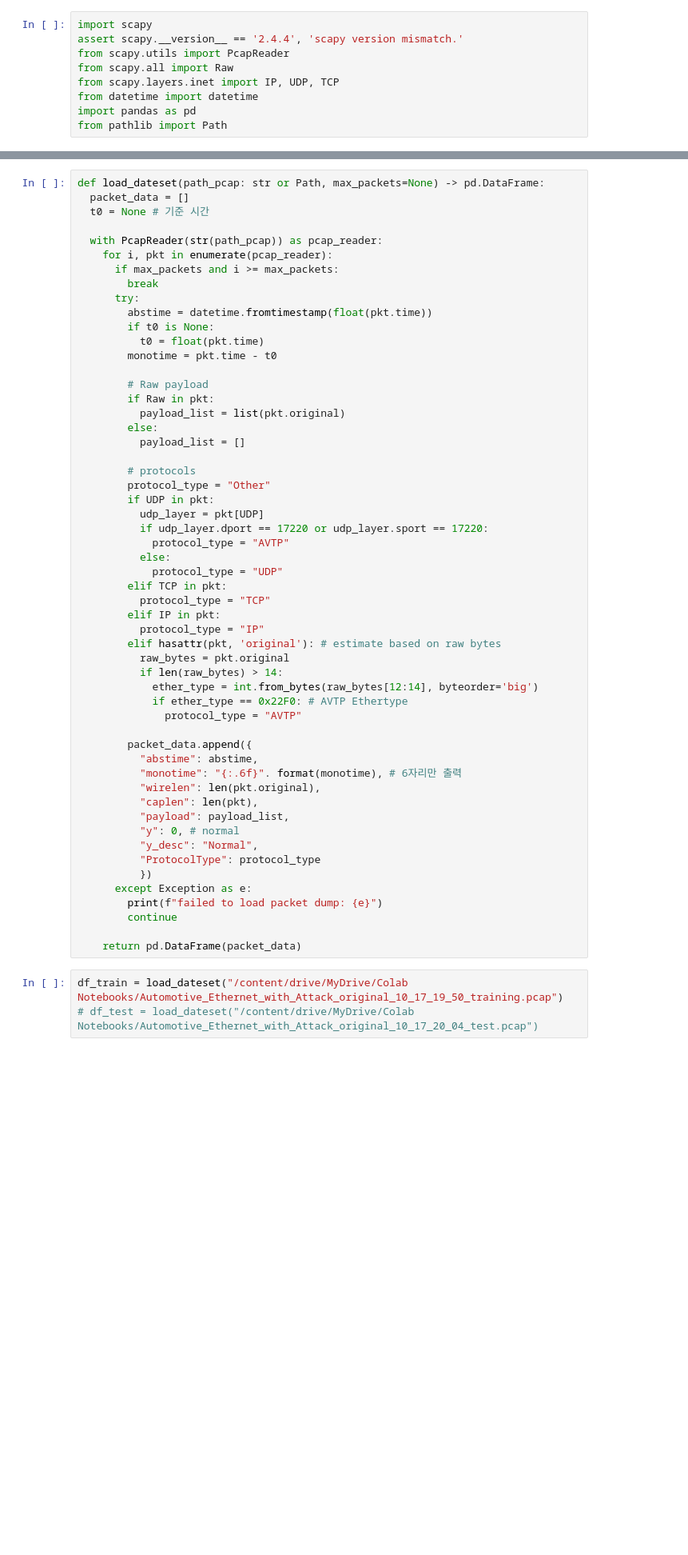
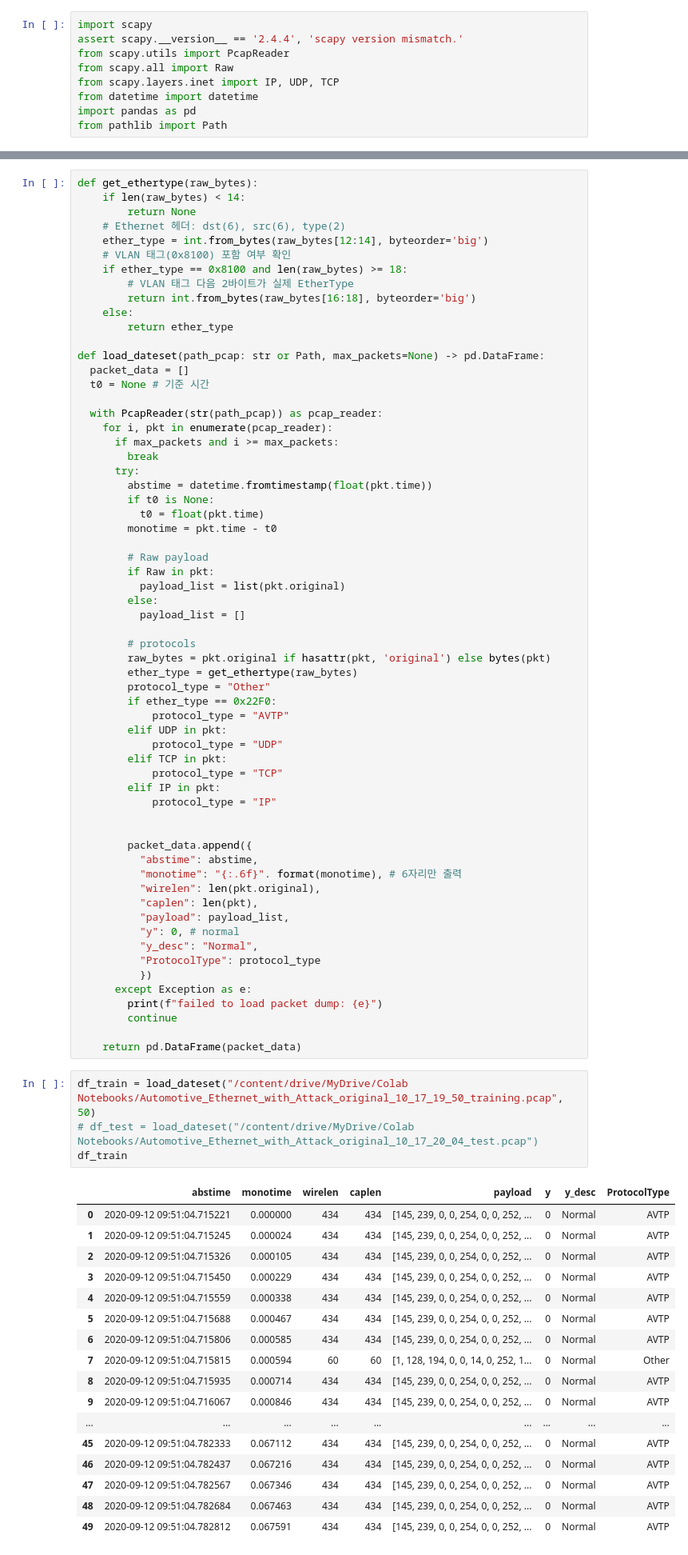
Before and after one commit to sallysooo/AERO, a Jupyter notebook: load_dataset.ipynb, the cells around one changed output, grey strips where cells are left out. Shown at 80% size. Saved outputs shown, nothing was run; the diff lists cells and outputs as text; blank space fills up the shorter version.

Commit message:
AVTP error completed

```diff
--- a/load_dataset.ipynb
+++ b/load_dataset.ipynb
@@ -28,6 +28,18 @@ load dataset
 - Scapy는 AVTP를 기본적으로 지원하지 않으므로 pkt.haslayer("AVTP") 나 AVTP in pkt 같은 코드는 실패함.
   - AVTP는 UDP 기반의 프로토콜로서 포트 번호 17220을 사용하기에 해당 포트번호를 기반으로 AVTP를 추정
 # %%
+def get_ethertype(raw_bytes):
+    if len(raw_bytes) < 14:
+        return None
+    # Ethernet 헤더: dst(6), src(6), type(2)
+    ether_type = int.from_bytes(raw_bytes[12:14], byteorder='big')
+    # VLAN 태그(0x8100) 포함 여부 확인
+    if ether_type == 0x8100 and len(raw_bytes) >= 18:
+        # VLAN 태그 다음 2바이트가 실제 EtherType
+        return int.from_bytes(raw_bytes[16:18], byteorder='big')
+    else:
+        return ether_type
+
 def load_dateset(path_pcap: str or Path, max_packets=None) -> pd.DataFrame:
   packet_data = []
   t0 = None # 기준 시간
@@ -49,23 +61,18 @@ def load_dateset(path_pcap: str or Path, max_packets=None) -> pd.DataFrame:
           payload_list = []
 
         # protocols
+        raw_bytes = pkt.original if hasattr(pkt, 'original') else bytes(pkt)
+        ether_type = get_ethertype(raw_bytes)
         protocol_type = "Other"
-        if UDP in pkt:
-          udp_layer = pkt[UDP]
-          if udp_layer.dport == 17220 or udp_layer.sport == 17220:
+        if ether_type == 0x22F0:
             protocol_type = "AVTP"
-          else:
+        elif UDP in pkt:
             protocol_type = "UDP"
         elif TCP in pkt:
-          protocol_type = "TCP"
+            protocol_type = "TCP"
         elif IP in pkt:
-          protocol_type = "IP"
-        elif hasattr(pkt, 'original'): # estimate based on raw bytes
-          raw_bytes = pkt.original
-          if len(raw_bytes) > 14:
-            ether_type = int.from_bytes(raw_bytes[12:14], byteorder='big')
-            if ether_type == 0x22F0: # AVTP Ethertype
-              protocol_type = "AVTP"
+            protocol_type = "IP"
+
 
         packet_data.append({
           "abstime": abstime,
@@ -83,5 +90,24 @@ def load_dateset(path_pcap: str or Path, max_packets=None) -> pd.DataFrame:
 
     return pd.DataFrame(packet_data)
 # %%
-df_train = load_dateset("/content/drive/MyDrive/Colab Notebooks/Automotive_Ethernet_with_Attack_original_10_17_19_50_training.pcap")
+df_train = load_dateset("/content/drive/MyDrive/Colab Notebooks/Automotive_Ethernet_with_Attack_original_10_17_19_50_training.pcap", 50)
 # df_test = load_dateset("/content/drive/MyDrive/Colab Notebooks/Automotive_Ethernet_with_Attack_original_10_17_20_04_test.pcap")
+df_train
+# %% [output]
+|  | abstime | monotime | wirelen | caplen | payload | y | y_desc | ProtocolType |
+| 0 | 2020-09-12 09:51:04.715221 | 0.000000 | 434 | 434 | [145, 239, 0, 0, 254, 0, 0, 252, ... | 0 | Normal | AVTP |
+| 1 | 2020-09-12 09:51:04.715245 | 0.000024 | 434 | 434 | [145, 239, 0, 0, 254, 0, 0, 252, ... | 0 | Normal | AVTP |
+| 2 | 2020-09-12 09:51:04.715326 | 0.000105 | 434 | 434 | [145, 239, 0, 0, 254, 0, 0, 252, ... | 0 | Normal | AVTP |
+| 3 | 2020-09-12 09:51:04.715450 | 0.000229 | 434 | 434 | [145, 239, 0, 0, 254, 0, 0, 252, ... | 0 | Normal | AVTP |
+| 4 | 2020-09-12 09:51:04.715559 | 0.000338 | 434 | 434 | [145, 239, 0, 0, 254, 0, 0, 252, ... | 0 | Normal | AVTP |
+| 5 | 2020-09-12 09:51:04.715688 | 0.000467 | 434 | 434 | [145, 239, 0, 0, 254, 0, 0, 252, ... | 0 | Normal | AVTP |
+| 6 | 2020-09-12 09:51:04.715806 | 0.000585 | 434 | 434 | [145, 239, 0, 0, 254, 0, 0, 252, ... | 0 | Normal | AVTP |
+| 7 | 2020-09-12 09:51:04.715815 | 0.000594 | 60 | 60 | [1, 128, 194, 0, 0, 14, 0, 252, 1... | 0 | Normal | Other |
+| 8 | 2020-09-12 09:51:04.715935 | 0.000714 | 434 | 434 | [145, 239, 0, 0, 254, 0, 0, 252, ... | 0 | Normal | AVTP |
+| 9 | 2020-09-12 09:51:04.716067 | 0.000846 | 434 | 434 | [145, 239, 0, 0, 254, 0, 0, 252, ... | 0 | Normal | AVTP |
+| ... | ... | ... | ... | ... | ... | ... | ... | ... |
+| 45 | 2020-09-12 09:51:04.782333 | 0.067112 | 434 | 434 | [145, 239, 0, 0, 254, 0, 0, 252, ... | 0 | Normal | AVTP |
+| 46 | 2020-09-12 09:51:04.782437 | 0.067216 | 434 | 434 | [145, 239, 0, 0, 254, 0, 0, 252, ... | 0 | Normal | AVTP |
+| 47 | 2020-09-12 09:51:04.782567 | 0.067346 | 434 | 434 | [145, 239, 0, 0, 254, 0, 0, 252, ... | 0 | Normal | AVTP |
+| 48 | 2020-09-12 09:51:04.782684 | 0.067463 | 434 | 434 | [145, 239, 0, 0, 254, 0, 0, 252, ... | 0 | Normal | AVTP |
+| 49 | 2020-09-12 09:51:04.782812 | 0.067591 | 434 | 434 | [145, 239, 0, 0, 254, 0, 0, 252, ... | 0 | Normal | AVTP |
```
Also changed, not shown: parts of 2 cells of this notebook.
